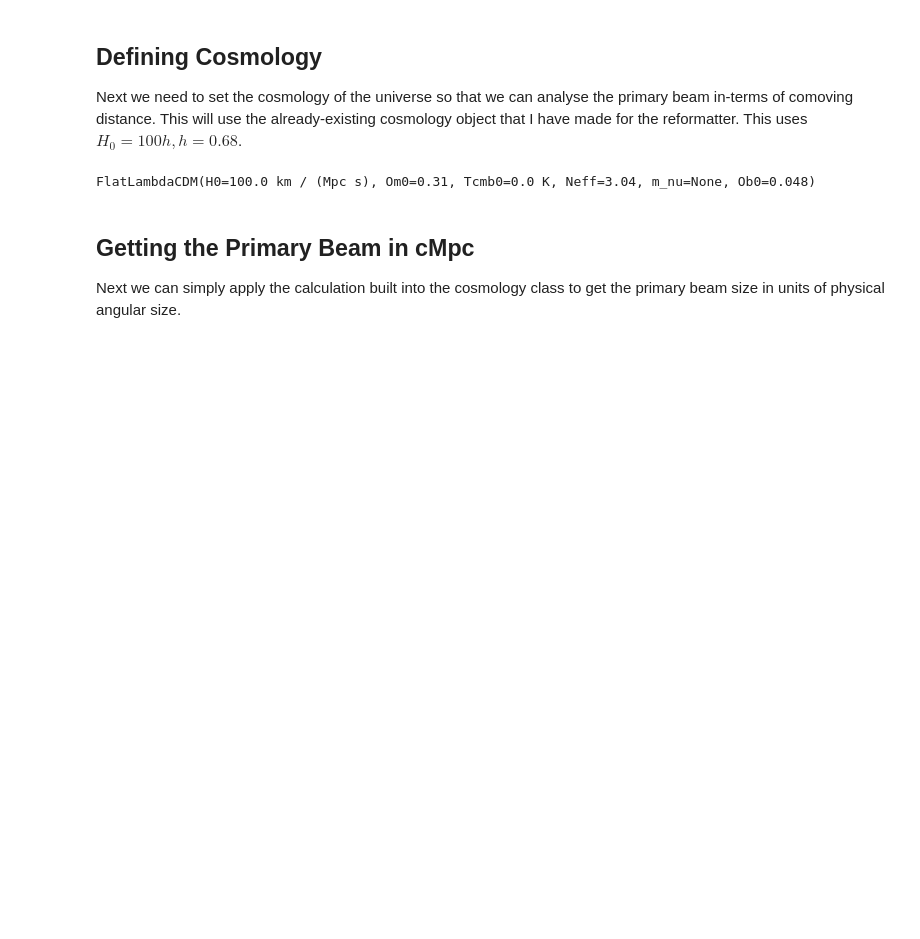
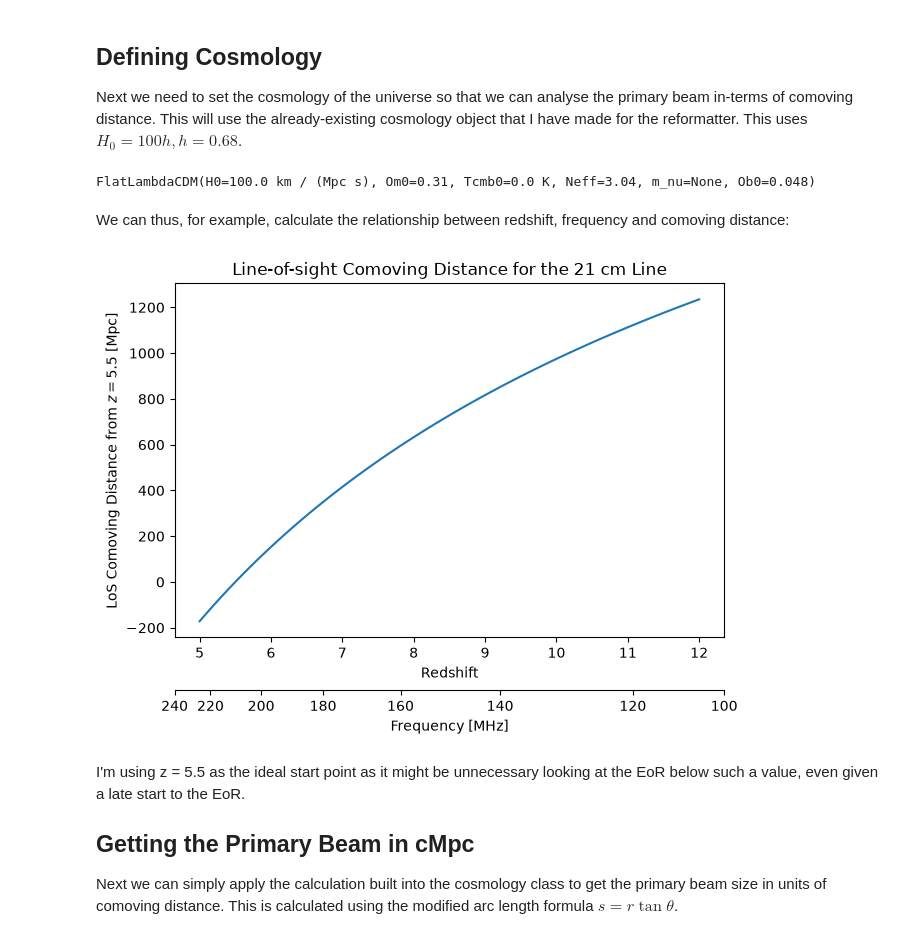
Before and after one commit to oliviax727/phd-programs, a Jupyter notebook: interferometry practice/primary_beam.ipynb, the cells around one changed output. Drawn from its saved outputs; the diff is of its cells as text; code cells hidden in the pictures; blank space fills up the shorter version.

```diff
--- a/interferometry practice/primary_beam.ipynb
+++ b/interferometry practice/primary_beam.ipynb
@@ -74,8 +72,36 @@ cosmo = Cosmo() # Planck survey parameters w/ H0 = 100
 print(cosmo.cosmo)
 # %% [output]
 FlatLambdaCDM(H0=100.0 km / (Mpc s), Om0=0.31, Tcmb0=0.0 K, Neff=3.04, m_nu=None, Ob0=0.048)
+# %% [markdown]
+We can thus, for example, calculate the relationship between redshift, frequency and comoving distance:
+# %%
+ds = cosmo.z_to_dz(zs)
+
+d_ref = cosmo.z_to_dz(5.5)
+
+fig, ax = plt.subplots(layout='constrained')
+
+ax.plot(zs, ds - d_ref)
+ax.set_xlabel("Redshift")
+ax.set_ylabel("LoS Comoving Distance from $z = 5.5$ [Mpc]")
+ax.set_title("Line-of-sight Comoving Distance for the 21 cm Line")
+
+# Create a unitless array
+fs_mhz = fs.to_value(u.MHz)
+
+z2f = lambda z: np.interp(z, zs, fs_mhz)
+f2z = lambda f: np.interp(f, fs_mhz[::-1], zs[::-1])
+
+secax = ax.secondary_xaxis(-0.15, functions=(z2f, f2z))
+secax.set_xlabel("Frequency [MHz]")
+
+plt.show()
+# %% [output]
+[figure, added]
 # %% [markdown]
+I'm using z = 5.5 as the ideal start point as it might be unnecessary looking at the EoR below such a value, even given a late start to the EoR.
+
 ## Getting the Primary Beam in cMpc
 
-Next we can simply apply the calculation built into the cosmology class to get the primary beam size in units of physical angular size.
+Next we can simply apply the calculation built into the cosmology class to get the primary beam size in units of comoving distance. This is calculated using the modified arc length formula $s=r\tan{\theta}$.
 # %%
```
Also changed, not shown: parts of 8 cells of this notebook, 1 other file.
